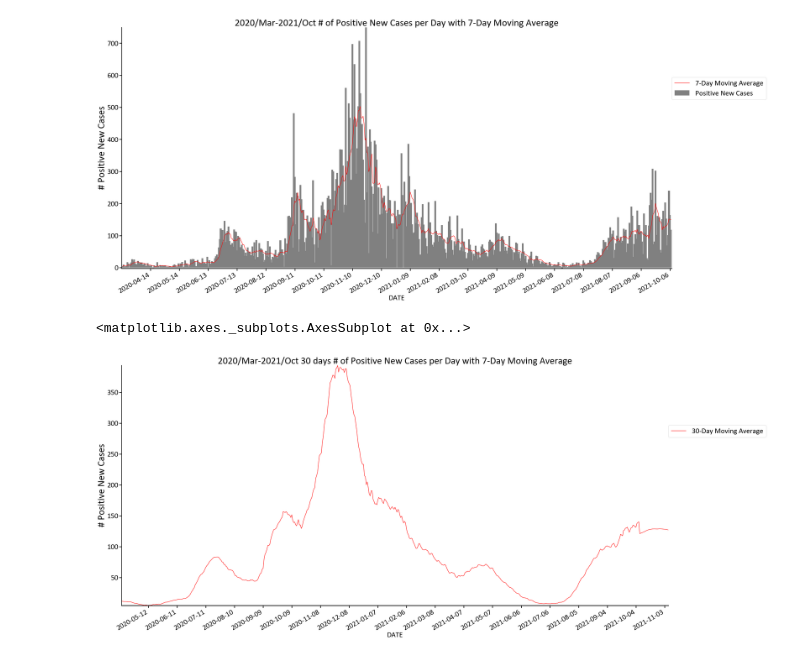
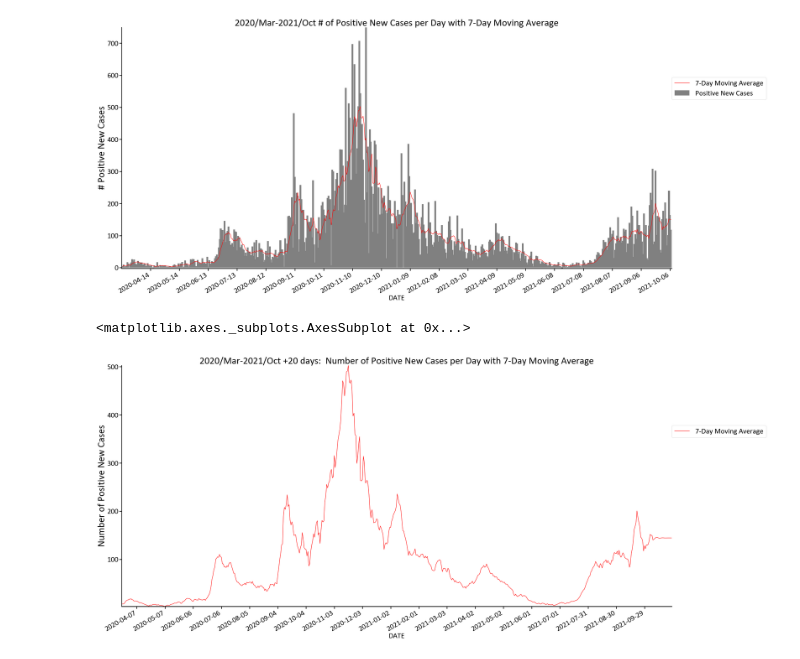
Before and after one commit to tritonrad/COVID-19-Simple-Analysis-Project, a Jupyter notebook: main.ipynb, the cells around one changed output. Saved outputs shown, nothing was run; the diff lists cells and outputs as text; code cells hidden in the pictures.

```diff
--- a/main.ipynb
+++ b/main.ipynb
@@ -253,6 +260,9 @@ def daily_cases_prediction(intervals, predict_days):
     df_pos_pred=pd.DataFrame(DANE_QUERY["POS_NEW"])
     return df_pos_pred
 # %%
+# This method plots the dataframe from prediction.
+# intervals refers to "the period for the moving average."
+# predict_days refers to "the number of days you would like to get a prediction for via the rolling average."
 def plot_prediction(intervals,predict_days):
 
     prediction=predict(intervals,predict_days)
@@ -266,9 +276,9 @@ def plot_prediction(intervals,predict_days):
 
     ax.plot(days_tot, prediction ,color="red",label= str(intervals) + "-Day Moving Average")
 
-    ax.set_title("2020/Mar-2021/Oct "+ str(predict_days) +" days" + " # of Positive New Cases per Day with "
-                 + str(intervals)"-Day Moving Average",fontsize=40)
-    ax.set_ylabel("# Positive New Cases",fontsize=40)
+    ax.set_title("2020/Mar-2021/Oct " + "+" + str(predict_days) +" days: " + " Number of Positive New Cases per Day with "
+                 + str(intervals) + "-Day Moving Average",fontsize=40)
+    ax.set_ylabel("Number of Positive New Cases",fontsize=40)
     ax.set_xlabel("DATE",fontsize=30)
 
     ax.spines["top"].set_visible(False)
@@ -284,8 +294,9 @@ def plot_prediction(intervals,predict_days):
 
     plt.gcf().autofmt_xdate()
     return ax
-# %%
-plot_prediction(30,30)
-# %% [output]
-<matplotlib.axes._subplots.AxesSubplot at 0x...>
-[figure, removed]
+# %%
+# 7-day moving average with prediction for next 20 days.
+plot_prediction(7,20)
+# %% [output]
+<matplotlib.axes._subplots.AxesSubplot at 0x...>
+[figure, added]
```
Also changed, not shown: parts of 10 cells of this notebook.
